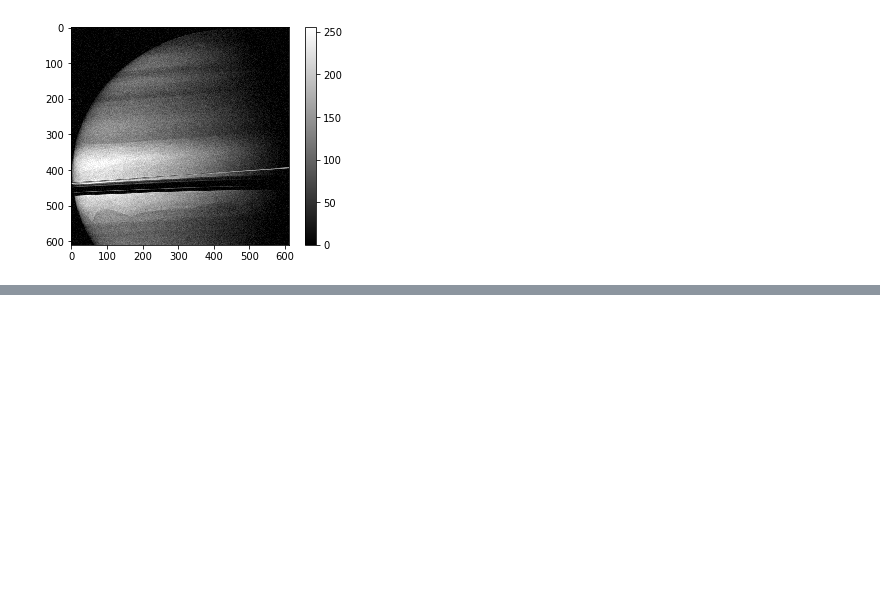
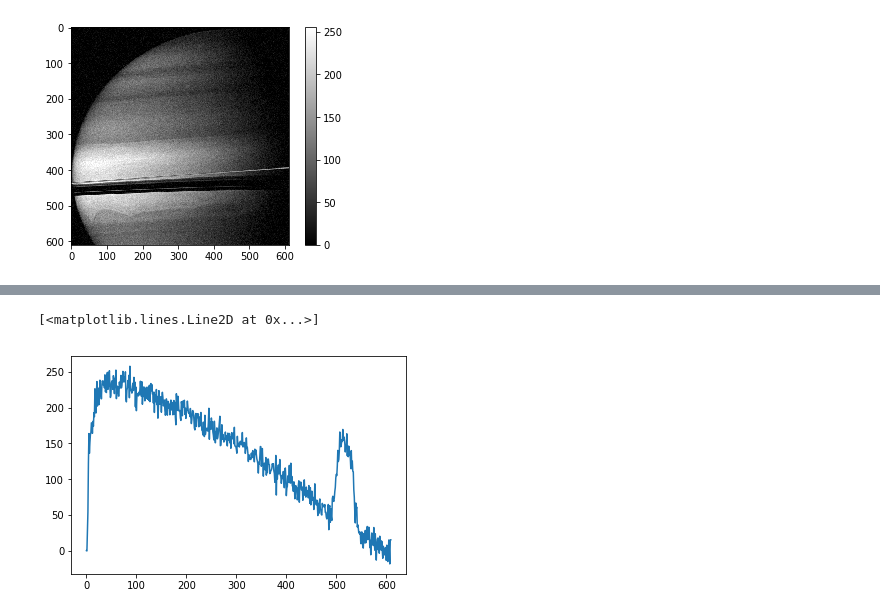
Before and after one commit to DoraSzasz/Intro_Computer_Vision, a Jupyter notebook: 2_Gaussian_Noise_Image.ipynb, the cells around one changed output, grey strips where cells are left out. Cells and saved outputs as stored; diff of their text form; code cells hidden in the pictures; blank space fills up the shorter version.

```diff
--- a/2_Gaussian_Noise_Image.ipynb
+++ b/2_Gaussian_Noise_Image.ipynb
@@ -50,0 +61,5 @@ plt.colorbar()
+# %%
+plt.plot(result_img[400,:])
+# %% [output]
+[<matplotlib.lines.Line2D at 0x...>]
+[figure, added]
```
Also changed, not shown: parts of 4 cells of this notebook, 16 other files.
